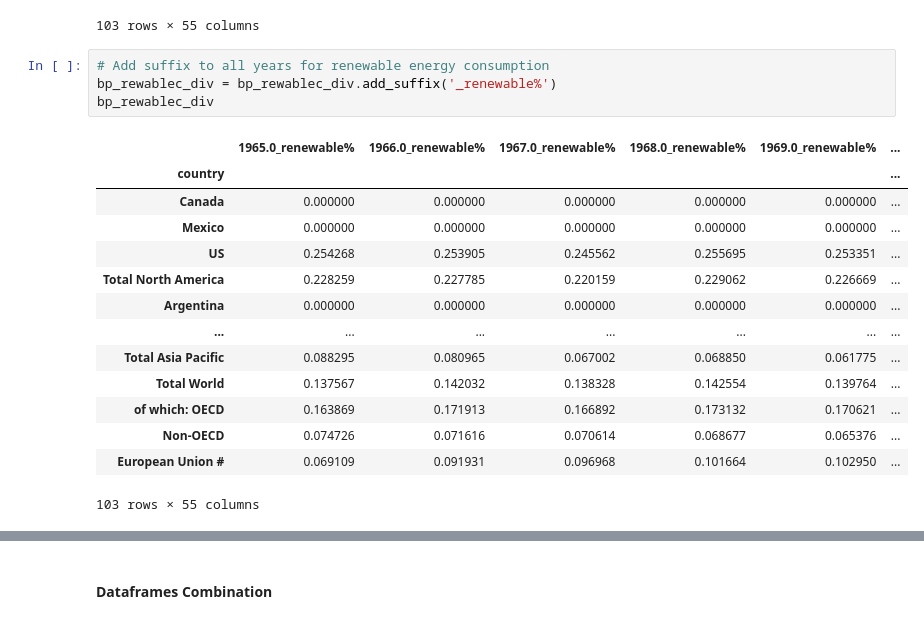
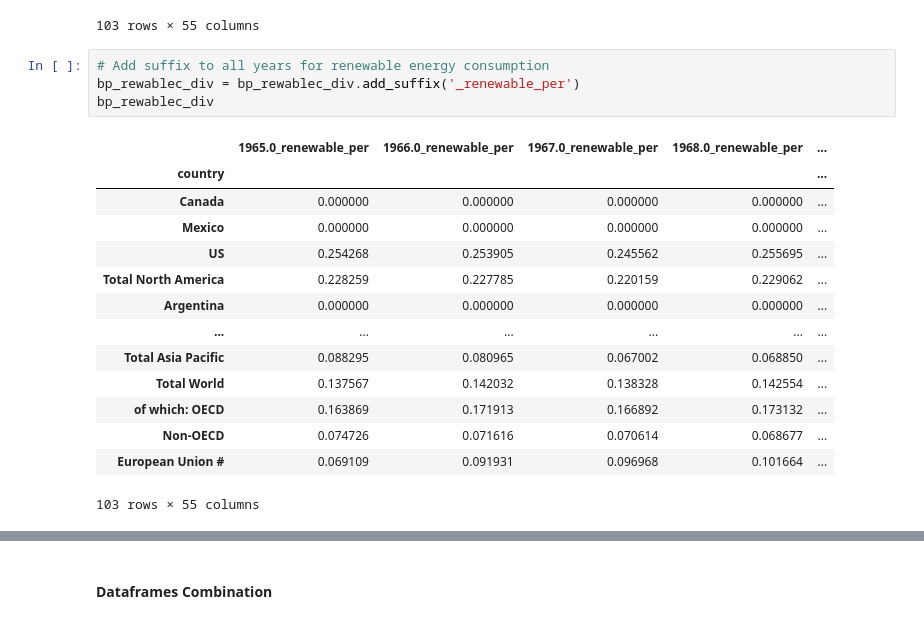
Before and after one commit to yuyhong23/One-Hot_Future, a Jupyter notebook: data_cleaning.ipynb, the cells around one changed output, grey strips where cells are left out. Cells and saved outputs as stored; diff of their text form.

```diff
--- a/data_cleaning.ipynb
+++ b/data_cleaning.ipynb
@@ -689,22 +690,22 @@ bp_ec_all_cleaned
 103 rows × 55 columns
 # %%
 # Add suffix to all years for renewable energy consumption
-bp_rewablec_div = bp_rewablec_div.add_suffix('_renewable%')
+bp_rewablec_div = bp_rewablec_div.add_suffix('_renewable_per')
 bp_rewablec_div
 # %% [output]
-|  | 1965.0_renewable% | 1966.0_renewable% | 1967.0_renewable% | 1968.0_renewable% | 1969.0_renewable% | ... |
-| country |  |  |  |  |  | ... |
-| Canada | 0.000000 | 0.000000 | 0.000000 | 0.000000 | 0.000000 | ... |
-| Mexico | 0.000000 | 0.000000 | 0.000000 | 0.000000 | 0.000000 | ... |
-| US | 0.254268 | 0.253905 | 0.245562 | 0.255695 | 0.253351 | ... |
-| Total North America | 0.228259 | 0.227785 | 0.220159 | 0.229062 | 0.226669 | ... |
-| Argentina | 0.000000 | 0.000000 | 0.000000 | 0.000000 | 0.000000 | ... |
-| ... | ... | ... | ... | ... | ... | ... |
-| Total Asia Pacific | 0.088295 | 0.080965 | 0.067002 | 0.068850 | 0.061775 | ... |
-| Total World | 0.137567 | 0.142032 | 0.138328 | 0.142554 | 0.139764 | ... |
-| of which: OECD | 0.163869 | 0.171913 | 0.166892 | 0.173132 | 0.170621 | ... |
-| Non-OECD | 0.074726 | 0.071616 | 0.070614 | 0.068677 | 0.065376 | ... |
-| European Union # | 0.069109 | 0.091931 | 0.096968 | 0.101664 | 0.102950 | ... |
+|  | 1965.0_renewable_per | 1966.0_renewable_per | 1967.0_renewable_per | 1968.0_renewable_per | ... |
+| country |  |  |  |  | ... |
+| Canada | 0.000000 | 0.000000 | 0.000000 | 0.000000 | ... |
+| Mexico | 0.000000 | 0.000000 | 0.000000 | 0.000000 | ... |
+| US | 0.254268 | 0.253905 | 0.245562 | 0.255695 | ... |
+| Total North America | 0.228259 | 0.227785 | 0.220159 | 0.229062 | ... |
+| Argentina | 0.000000 | 0.000000 | 0.000000 | 0.000000 | ... |
+| ... | ... | ... | ... | ... | ... |
+| Total Asia Pacific | 0.088295 | 0.080965 | 0.067002 | 0.068850 | ... |
+| Total World | 0.137567 | 0.142032 | 0.138328 | 0.142554 | ... |
+| of which: OECD | 0.163869 | 0.171913 | 0.166892 | 0.173132 | ... |
+| Non-OECD | 0.074726 | 0.071616 | 0.070614 | 0.068677 | ... |
+| European Union # | 0.069109 | 0.091931 | 0.096968 | 0.101664 | ... |
 103 rows × 55 columns
 # %%
 # Add suffix to all years for renewable energy consumption
```
Also changed, not shown: parts of 17 cells of this notebook, 1 other file.
